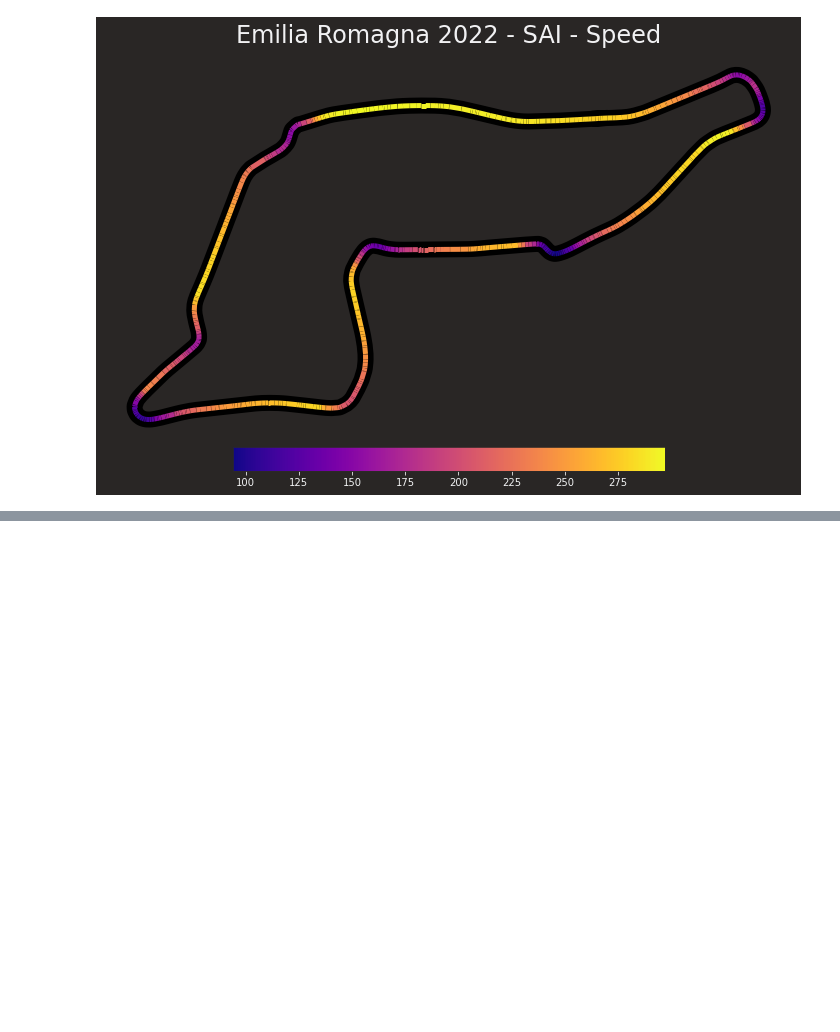
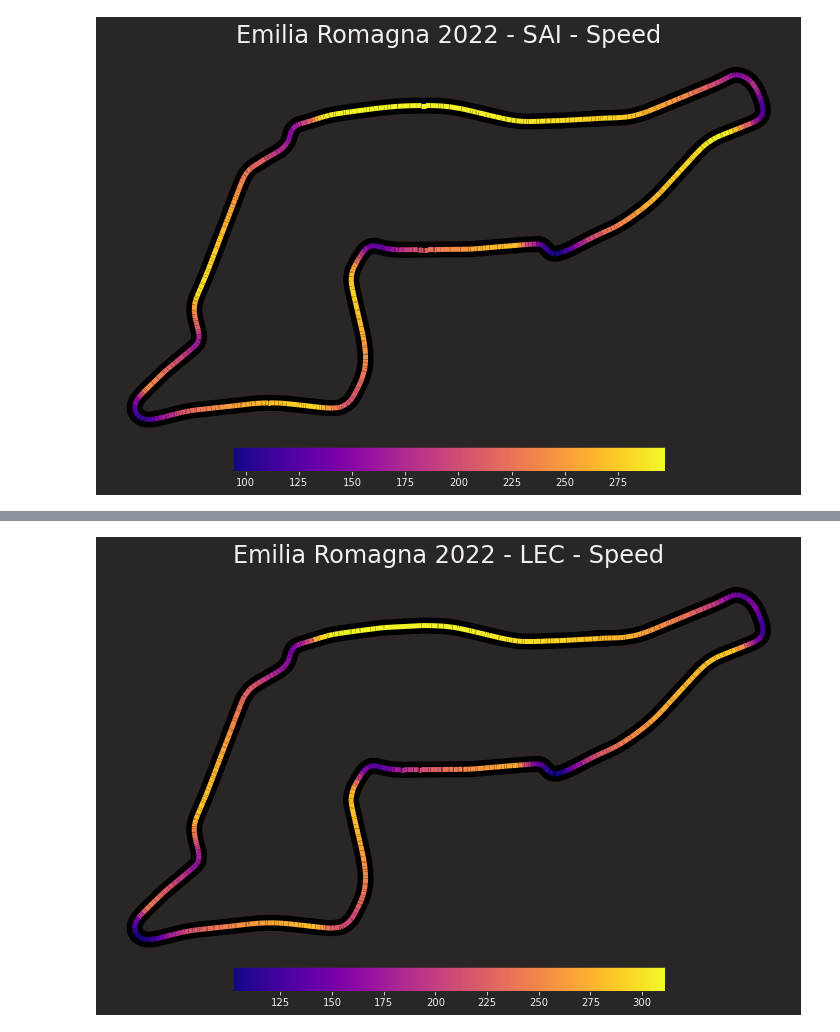
Before and after one commit to CamStevens15/F1_2022_race_analytics, a Jupyter notebook: Code_Analysis/Emilia_Romagna_2022.ipynb, the cells around one changed output, grey strips where cells are left out. Cells and saved outputs as stored; diff of their text form; code cells hidden in the pictures; blank space fills up the shorter version.

Commit message:
update Emilia GP race analysis

```diff
--- a/Code_Analysis/Emilia_Romagna_2022.ipynb
+++ b/Code_Analysis/Emilia_Romagna_2022.ipynb
@@ -213,13 +188,3 @@ Name: Team, dtype: object
-# %%
-lap = quali.laps.pick_driver("driver1").pick_fastest()
-
-
-fastest_laps = Laps(list_fastest_laps).sort_values(by='LapTime').reset_index(drop=True)
-team_colors = list()
-for index, lap in fastest_laps.iterlaps():
-    color = ff1.plotting.team_color("FER")
-    #color = ff1.plotting.
-    team_colors.append(color)
 # %%
 quali.laps['Team'].unique()
 # %% [output]
@@ -340 +350,8 @@ Driver_lap_comparison('LEC', "SAI")
 [figure]
+# %%
+#This loads the session for the Emilia Romagna Grand prix Race
+
+year, grand_prix, session = 2022, 'Emilia Romagna', 'R'
+
+session = ff1.get_session(year, grand_prix, session)
+session.load() # This is new with Fastf1 v.2.2
@@ -340,0 +420,4 @@ Driver_lap_comparison('LEC', "SAI")
+# %%
+driver_speed_change("LEC")
+# %% [output]
+[figure, added]
```
Also changed, not shown: parts of 12 cells of this notebook, 1 other file.
